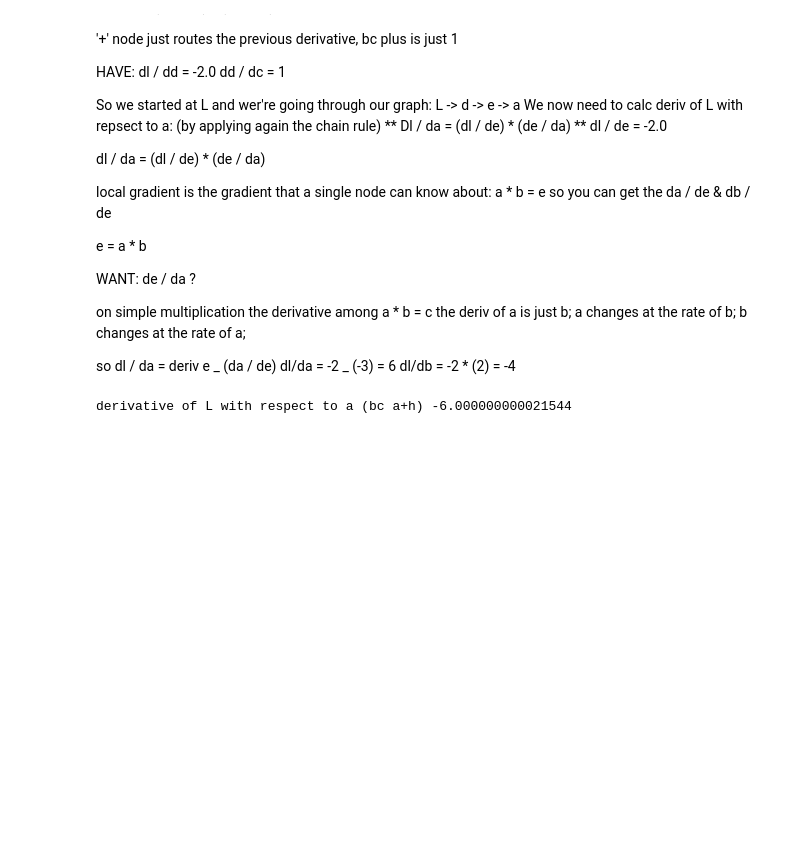
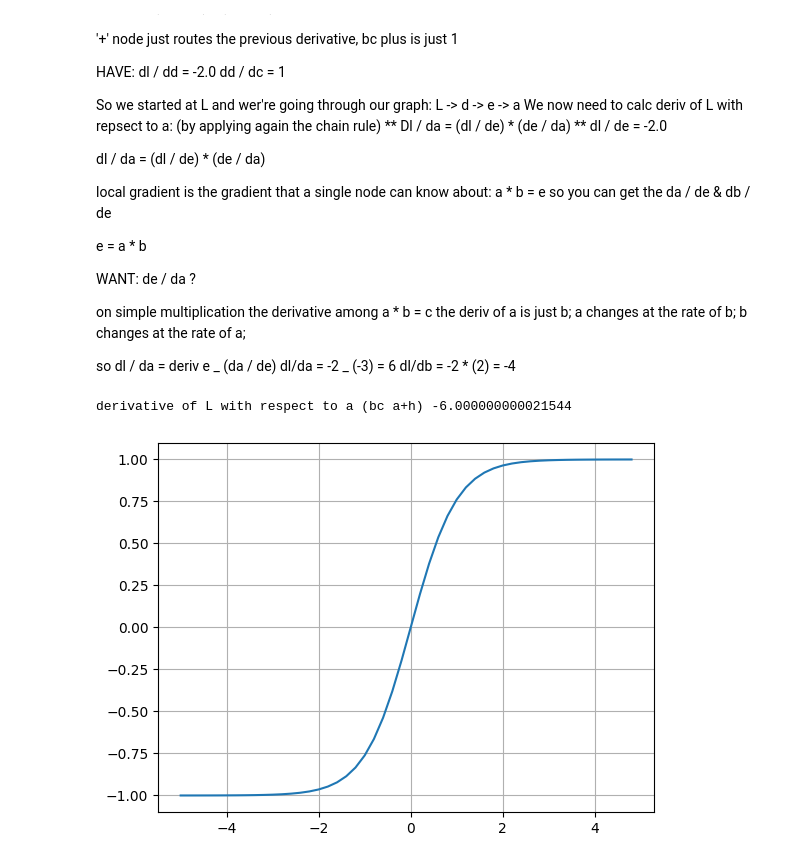
Before and after one commit to tmoney100/karpathy, a Jupyter notebook: lesson_1.ipynb, the cells around one changed output. Cells and saved outputs as stored; diff of their text form; code cells hidden in the pictures; blank space fills up the shorter version.

```diff
--- a/lesson_1.ipynb
+++ b/lesson_1.ipynb
@@ -342,0 +413,9 @@ derivative of L with respect to a (bc a+h) -6.000000000021544
+# %%
+# Tan H
+# input get squashed between -1 and 1
+#  big inputs get capped at 1
+# small inputs get capped at -1
+plt.plot(np.arange(-5, 5, 0.2), np.tanh(np.arange(-5, 5, 0.2)));
+plt.grid()
+# %% [output]
+[figure, added]
```
Also changed, not shown: parts of 9 cells of this notebook.
